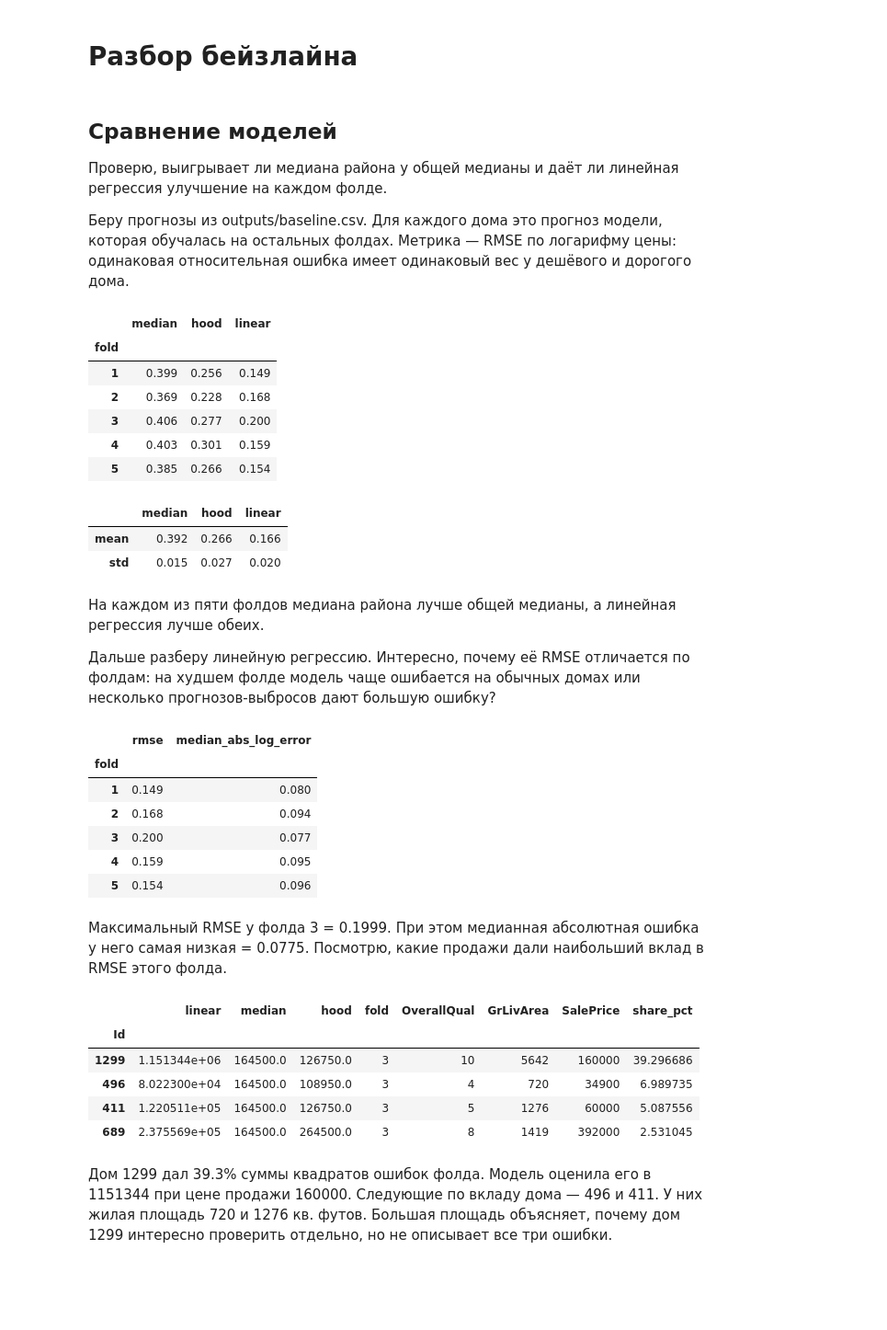
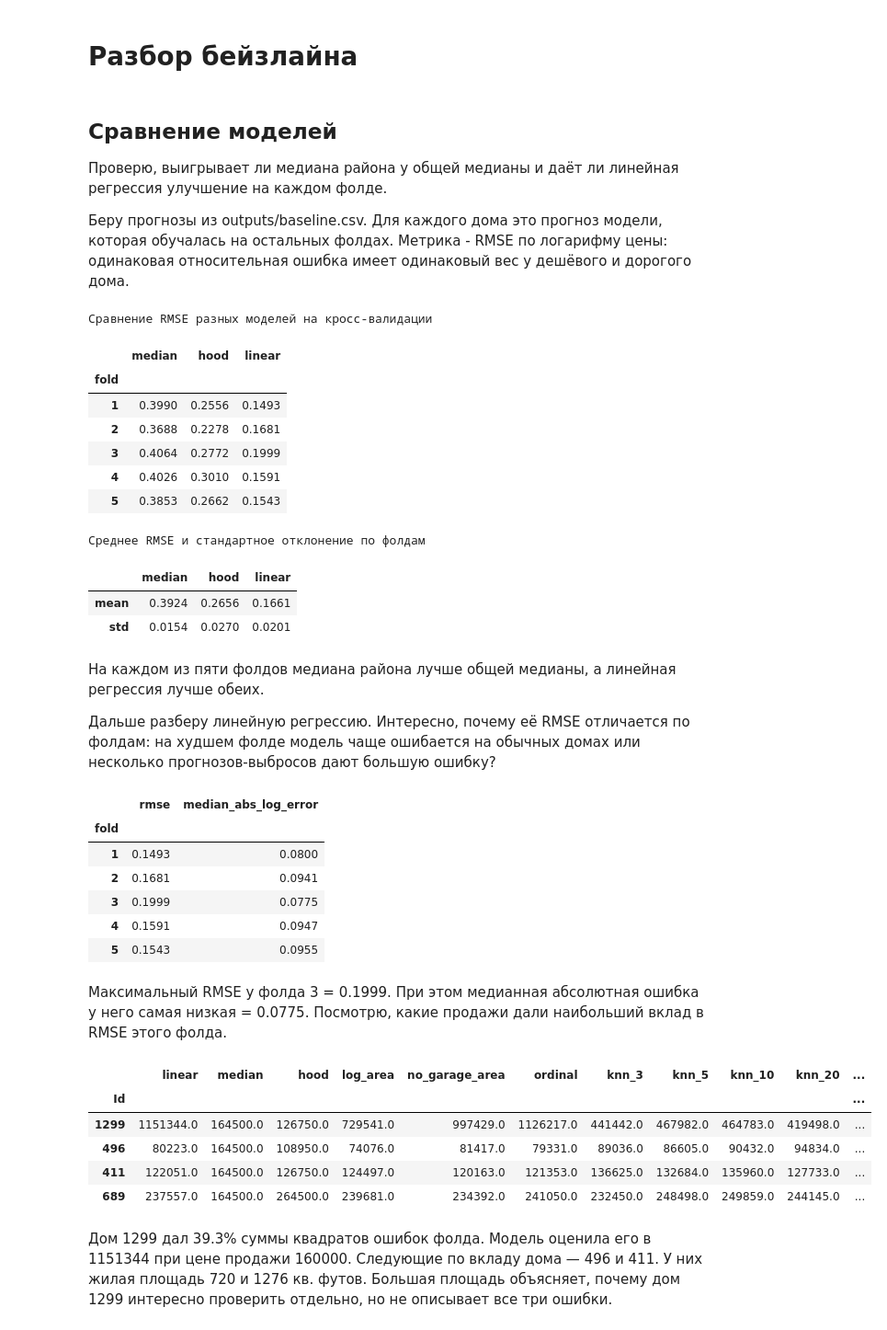
Before and after one commit to tarma3v/HousePrices, a Jupyter notebook: notebooks/baseline_review.ipynb, the cells around one changed output. Shown at 92% size. Cells and saved outputs as stored; diff of their text form; code cells hidden in the pictures; blank space fills up the shorter version.

Commit message:
Linear ablations and knn baseline

```diff
--- a/notebooks/baseline_review.ipynb
+++ b/notebooks/baseline_review.ipynb
@@ -6,7 +6,7 @@
 Проверю, выигрывает ли медиана района у общей медианы и даёт ли линейная регрессия улучшение на каждом фолде.
 
 Беру прогнозы из outputs/baseline.csv. Для каждого дома это прогноз модели, которая обучалась на остальных фолдах.
-Метрика — RMSE по логарифму цены: одинаковая относительная ошибка имеет одинаковый вес у дешёвого и дорогого дома.
+Метрика - RMSE по логарифму цены: одинаковая относительная ошибка имеет одинаковый вес у дешёвого и дорогого дома.
 # %%
 import matplotlib.pyplot as plt
 import numpy as np
@@ -22,20 +22,22 @@ models = ['median', 'hood', 'linear']
 errors = np.log(df[models]).sub(np.log(df['SalePrice']), axis=0)
 scores = errors.pow(2).groupby(df['fold']).mean().pow(0.5)
 print('Сравнение RMSE разных моделей на кросс-валидации')
-display(scores.round(3))
+display(scores.round(4))
 print('Среднее RMSE и стандартное отклонение по фолдам')
-scores.agg(['mean', 'std']).round(3)
+scores.agg(['mean', 'std']).round(4)
 # %% [output]
+Сравнение RMSE разных моделей на кросс-валидации
 |  | median | hood | linear |
 | fold |  |  |  |
-| 1 | 0.399 | 0.256 | 0.149 |
-| 2 | 0.369 | 0.228 | 0.168 |
-| 3 | 0.406 | 0.277 | 0.200 |
-| 4 | 0.403 | 0.301 | 0.159 |
-| 5 | 0.385 | 0.266 | 0.154 |
+| 1 | 0.3990 | 0.2556 | 0.1493 |
+| 2 | 0.3688 | 0.2278 | 0.1681 |
+| 3 | 0.4064 | 0.2772 | 0.1999 |
+| 4 | 0.4026 | 0.3010 | 0.1591 |
+| 5 | 0.3853 | 0.2662 | 0.1543 |
+Среднее RMSE и стандартное отклонение по фолдам
 |  | median | hood | linear |
-| mean | 0.392 | 0.266 | 0.166 |
-| std | 0.015 | 0.027 | 0.020 |
+| mean | 0.3924 | 0.2656 | 0.1661 |
+| std | 0.0154 | 0.0270 | 0.0201 |
 # %% [markdown]
 На каждом из пяти фолдов медиана района лучше общей медианы, а линейная регрессия лучше обеих.
 
@@ -46,32 +48,32 @@ typical = err.abs().groupby(df['fold']).median()
 pd.DataFrame({
     'rmse': scores['linear'],
     'median_abs_log_error': typical,
-}).round(3)
+}).round(4)
 # %% [output]
 |  | rmse | median_abs_log_error |
 | fold |  |  |
-| 1 | 0.149 | 0.080 |
-| 2 | 0.168 | 0.094 |
-| 3 | 0.200 | 0.077 |
-| 4 | 0.159 | 0.095 |
-| 5 | 0.154 | 0.096 |
+| 1 | 0.1493 | 0.0800 |
+| 2 | 0.1681 | 0.0941 |
+| 3 | 0.1999 | 0.0775 |
+| 4 | 0.1591 | 0.0947 |
+| 5 | 0.1543 | 0.0955 |
 # %% [markdown]
 Максимальный RMSE у фолда 3 = 0.1999. При этом медианная абсолютная ошибка у него самая низкая = 0.0775.
 Посмотрю, какие продажи дали наибольший вклад в RMSE этого фолда.
 # %%
 num_worst_fold = scores['linear'].idxmax()
 worst_fold = df[df['fold'] == num_worst_fold].copy()
 
 squared_error = err[worst_fold.index].pow(2)
 worst_fold['share_pct'] = (100 * squared_error / squared_error.sum())
-worst_fold.sort_values(by='share_pct', ascending=False).head(4)
+worst_fold.sort_values(by='share_pct', ascending=False).round(0).head(4)
 # %% [output]
-|  | linear | median | hood | fold | OverallQual | GrLivArea | SalePrice | share_pct |
-| Id |  |  |  |  |  |  |  |  |
-| 1299 | 1.151344e+06 | 164500.0 | 126750.0 | 3 | 10 | 5642 | 160000 | 39.296686 |
-| 496 | 8.022300e+04 | 164500.0 | 108950.0 | 3 | 4 | 720 | 34900 | 6.989735 |
-| 411 | 1.220511e+05 | 164500.0 | 126750.0 | 3 | 5 | 1276 | 60000 | 5.087556 |
-| 689 | 2.375569e+05 | 164500.0 | 264500.0 | 3 | 8 | 1419 | 392000 | 2.531045 |
+|  | linear | median | hood | log_area | no_garage_area | ordinal | knn_3 | knn_5 | knn_10 | knn_20 | ... |
+| Id |  |  |  |  |  |  |  |  |  |  | ... |
+| 1299 | 1151344.0 | 164500.0 | 126750.0 | 729541.0 | 997429.0 | 1126217.0 | 441442.0 | 467982.0 | 464783.0 | 419498.0 | ... |
+| 496 | 80223.0 | 164500.0 | 108950.0 | 74076.0 | 81417.0 | 79331.0 | 89036.0 | 86605.0 | 90432.0 | 94834.0 | ... |
+| 411 | 122051.0 | 164500.0 | 126750.0 | 124497.0 | 120163.0 | 121353.0 | 136625.0 | 132684.0 | 135960.0 | 127733.0 | ... |
+| 689 | 237557.0 | 164500.0 | 264500.0 | 239681.0 | 234392.0 | 241050.0 | 232450.0 | 248498.0 | 249859.0 | 244145.0 | ... |
 # %% [markdown]
 Дом 1299 дал 39.3% суммы квадратов ошибок фолда. Модель оценила его в 1151344 при цене продажи 160000. Следующие
 по вкладу дома — 496 и 411. У них жилая площадь 720 и 1276 кв. футов. Большая площадь объясняет, почему дом 1299 интересно проверить отдельно, но не описывает все три ошибки.
```
Also changed, not shown: parts of 11 cells of this notebook, 2 other files.
